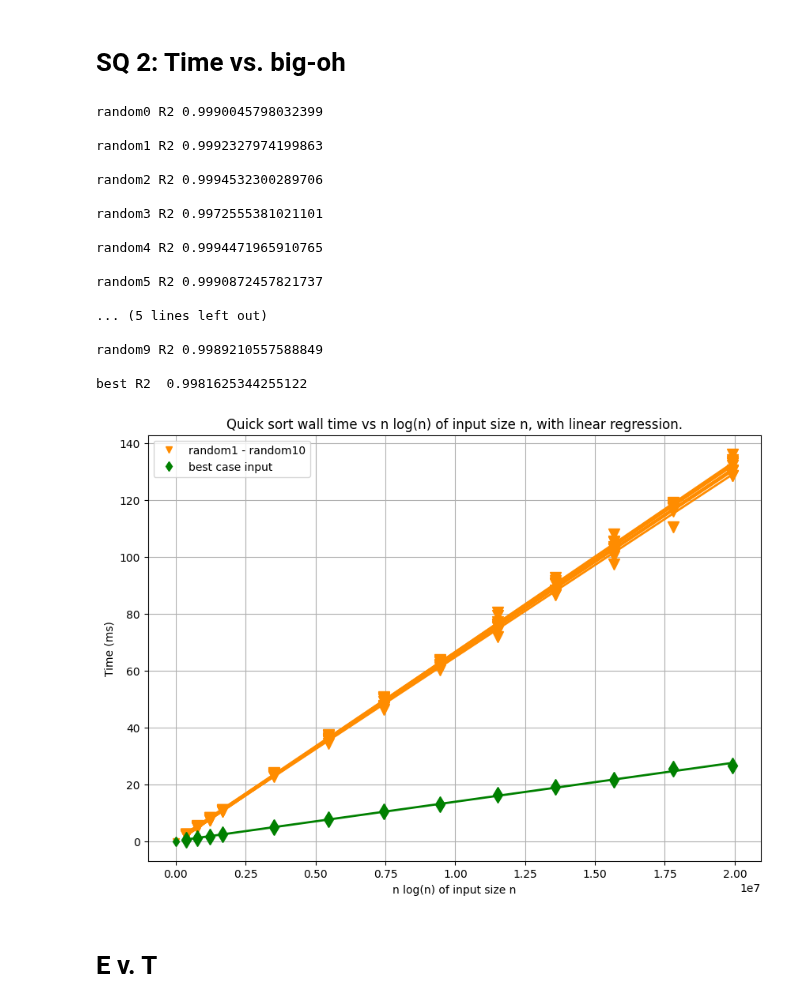
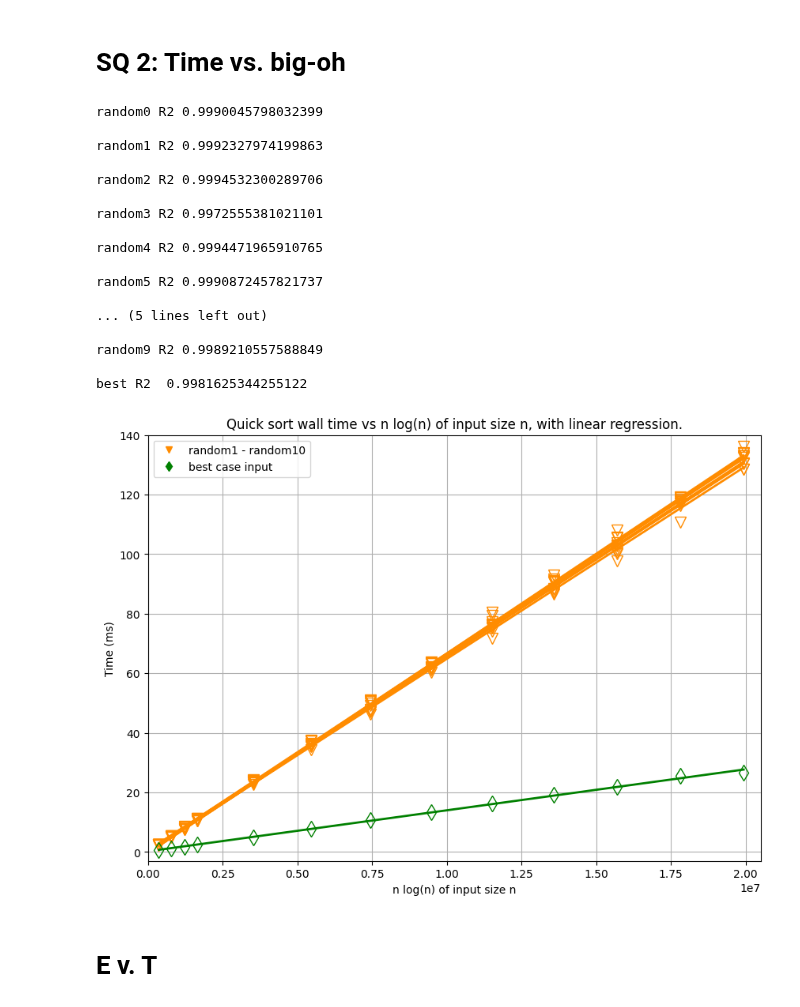
Before and after one commit to hrallil/RAPL_measurements, a Jupyter notebook: Java/FinalResults/FinalAnalysis/QuickMajaTest.ipynb, the cells around one changed output. Saved outputs shown, nothing was run; the diff lists cells and outputs as text; code cells hidden in the pictures.

```diff
--- a/Java/FinalResults/FinalAnalysis/QuickMajaTest.ipynb
+++ b/Java/FinalResults/FinalAnalysis/QuickMajaTest.ipynb
@@ -646,7 +646,7 @@ def polyReg(SeriesX, SeriesY,dg, Label, color, plotLabel = True, regLine=True, p
     #print(f"Parameters of poly: {poly_reg.get_params()}") #does not give what we are looking for
 
     if plotGraph:
-        plt.plot(X, y,dots, color=color,markersize=10)
+        plt.plot(X, y,dots, color=color,markersize=10, markerfacecolor = "none")
         if regLine:
             plt.plot(X, y_poly, color=color, linewidth=2)
         #plt.legend(loc='upper left')
@@ -754,40 +754,42 @@ Rs = []
 
 for i in range(1,11):
     Rs.append(polyReg(dfQuickMean16[dfQuickMean16["Input case"] == f"random{i}"]["nlog(n)"], dfQuickMean16[dfQuickMean16["Input case"] == f"random{i}"]["Time - readCSV"],1, f"random{i} case input", "darkorange",dots="v"))
-plt.plot(0,0,"v", color="darkorange",label="random1 - random10")
+plt.plot(2000,20000000,"v", color="darkorange",label="random1 - random10")
 for i in range(len(Rs)):
     print(f"random{i} R2", Rs[i][1], " \n")
 #worst = polyReg(dfQuickMean16[dfQuickMean16["Input case"] == "worst"]["n^2"], dfQuickMean16[dfQuickMean16["Input case"] == "worst"]["Time - readCSV"],1, "Merge time for worst case input", "fuchsia",dots="s")
 #plt.plot(0,0,"s", color="fuchsia",label="worst case input")
 best = polyReg(dfQuickMean16[dfQuickMean16["Input case"] == "best"]["nlog(n)"], dfQuickMean16[dfQuickMean16["Input case"] == "best"]["Time - readCSV"],1, "Merge time for best case input", "green",dots="d", regLine=True)
-plt.plot(0,0,"d", color="green",label="best case input")
+plt.plot(200,20000000,"d", color="green",label="best case input")
 #print(f"worst R2 ", worst[1], "\n")
 print(f"best R2 ", best[1], "\n")
 plt.title("Quick sort wall time vs n log(n) of input size n, with linear regression.")
 plt.xlabel("n log(n) of input size n")
 plt.ylabel("Time (ms)")
 plt.grid()
+plt.xlim(-3,20500000)
+plt.ylim(-3, 140)
 plt.legend()
 plt.show()
 # %% [output]
 random0 R2 0.9990045798032399
 
 random1 R2 0.9992327974199863
 
 random2 R2 0.9994532300289706
 
 random3 R2 0.9972555381021101
 
 random4 R2 0.9994471965910765
 
 random5 R2 0.9990872457821737
 
 ... (5 lines left out)
 
 random9 R2 0.9989210557588849
 
 best R2  0.9981625344255122
-[figure, old version]
+[figure, new version]
 # %% [markdown]
 # E v. T
 # %%
```
Also changed, not shown: parts of 6 cells of this notebook.
